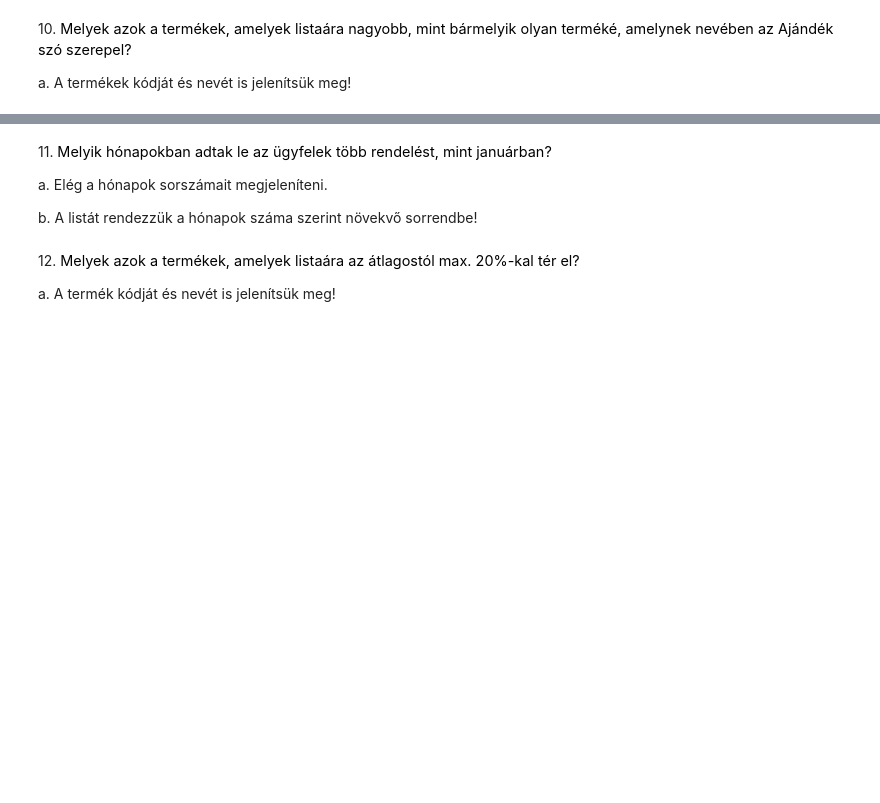
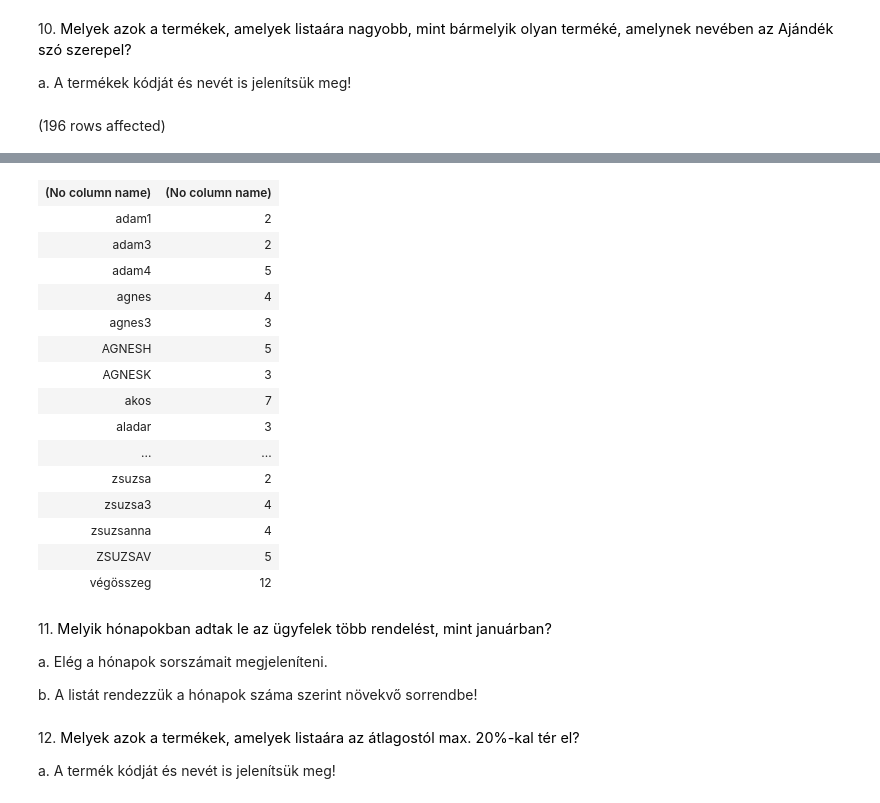
Before and after one commit to malomka/sqlgyak03, a Jupyter notebook: gyakorlat06_feladatok.ipynb, the cells around one changed output, grey strips where cells are left out. Drawn from its saved outputs; the diff is of its cells as text; code cells hidden in the pictures; blank space fills up the shorter version.

```diff
--- a/gyakorlat06_feladatok.ipynb
+++ b/gyakorlat06_feladatok.ipynb
@@ -125,3 +161,12 @@ a. Csak a raktár(ak) neve jelenjen meg!
 10. <span style="background-color: rgb(255, 255, 255); color: rgb(0, 0, 0); font-family: &quot;Open Sans&quot;, sans-serif; font-size: 14.44px;">Melyek azok a termékek, amelyek listaára nagyobb, mint bármelyik olyan terméké, amelynek nevében az Ajándék szó szerepel?&nbsp;</span>
 
 a. A termékek kódját és nevét is jelenítsük meg!
+# %%
+SELECT iif(grouping_id(v.USERNEV) = 1, 'végösszeg', v.usernev),
+       COUNT(distinct szh.SZALLAS_ID)
+FROM Foglalas f JOIN Vendeg v ON f.UGYFEL_FK = v.USERNEV
+                JOIN Szoba sz ON f.SZOBA_FK = sz.SZOBA_ID
+                JOIN Szallashely szh ON szh.SZALLAS_ID = sz.SZALLAS_FK
+GROUP BY ROLLUP(v.USERNEV)
+# %% [output]
+(196 rows affected)
@@ -128,3 +174,19 @@ a. A termékek kódját és nevét is jelenítsük meg!
+| (No column name) | (No column name) |
+| adam1 | 2 |
+| adam3 | 2 |
+| adam4 | 5 |
+| agnes | 4 |
+| agnes3 | 3 |
+| AGNESH | 5 |
+| AGNESK | 3 |
+| akos | 7 |
+| aladar | 3 |
+| ... | ... |
+| zsuzsa | 2 |
+| zsuzsa3 | 4 |
+| zsuzsanna | 4 |
+| ZSUZSAV | 5 |
+| végösszeg | 12 |
 # %% [markdown]
 11. <span style="background-color: rgb(255, 255, 255); color: rgb(0, 0, 0); font-family: &quot;Open Sans&quot;, sans-serif; font-size: 14.44px;">Melyik hónapokban adtak le az ügyfelek több rendelést, mint januárban?&nbsp;</span>
 
```
Also changed, not shown: parts of 3 cells of this notebook.
